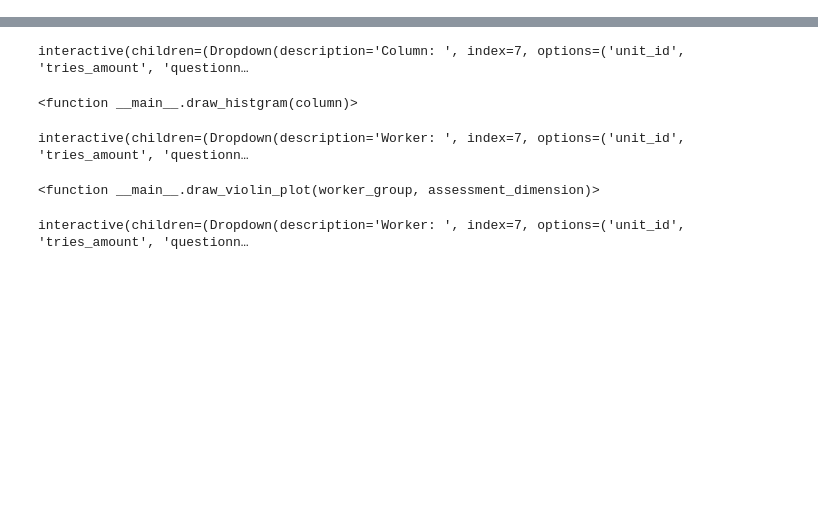
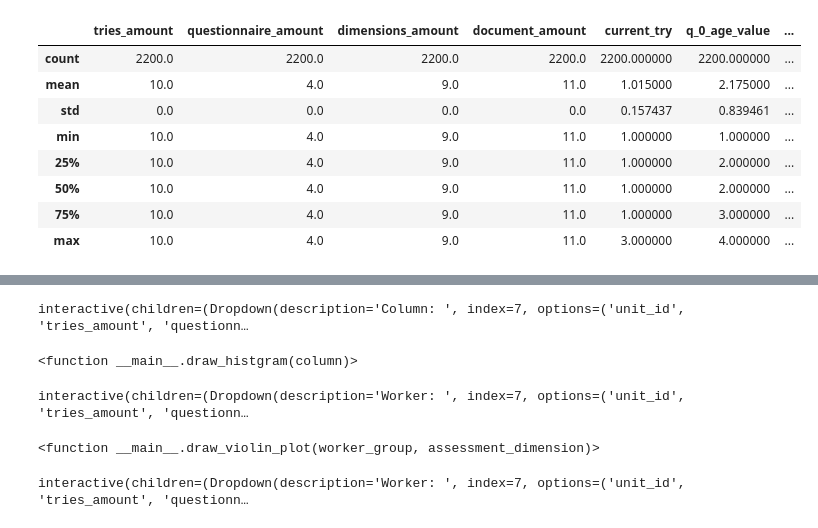
Before and after one commit to EyeofBeholder-NLeSC/play-around-sample-set, a Jupyter notebook: notebooks/input_data_vis.ipynb, the cells around one changed output, grey strips where cells are left out. Saved outputs shown, nothing was run; the diff lists cells and outputs as text; code cells hidden in the pictures; blank space fills up the shorter version.

```diff
--- a/notebooks/input_data_vis.ipynb
+++ b/notebooks/input_data_vis.ipynb
@@ -28,0 +30,13 @@ df.sample(5)
+# %%
+# description of numerical features
+df.describe()
+# %% [output]
+|  | tries_amount | questionnaire_amount | dimensions_amount | document_amount | current_try | q_0_age_value | ... |
+| count | 2200.0 | 2200.0 | 2200.0 | 2200.0 | 2200.000000 | 2200.000000 | ... |
+| mean | 10.0 | 4.0 | 9.0 | 11.0 | 1.015000 | 2.175000 | ... |
+| std | 0.0 | 0.0 | 0.0 | 0.0 | 0.157437 | 0.839461 | ... |
+| min | 10.0 | 4.0 | 9.0 | 11.0 | 1.000000 | 1.000000 | ... |
+| 25% | 10.0 | 4.0 | 9.0 | 11.0 | 1.000000 | 2.000000 | ... |
+| 50% | 10.0 | 4.0 | 9.0 | 11.0 | 1.000000 | 2.000000 | ... |
+| 75% | 10.0 | 4.0 | 9.0 | 11.0 | 1.000000 | 3.000000 | ... |
+| max | 10.0 | 4.0 | 9.0 | 11.0 | 3.000000 | 4.000000 | ... |
```
Also changed, not shown: parts of 2 cells of this notebook.
